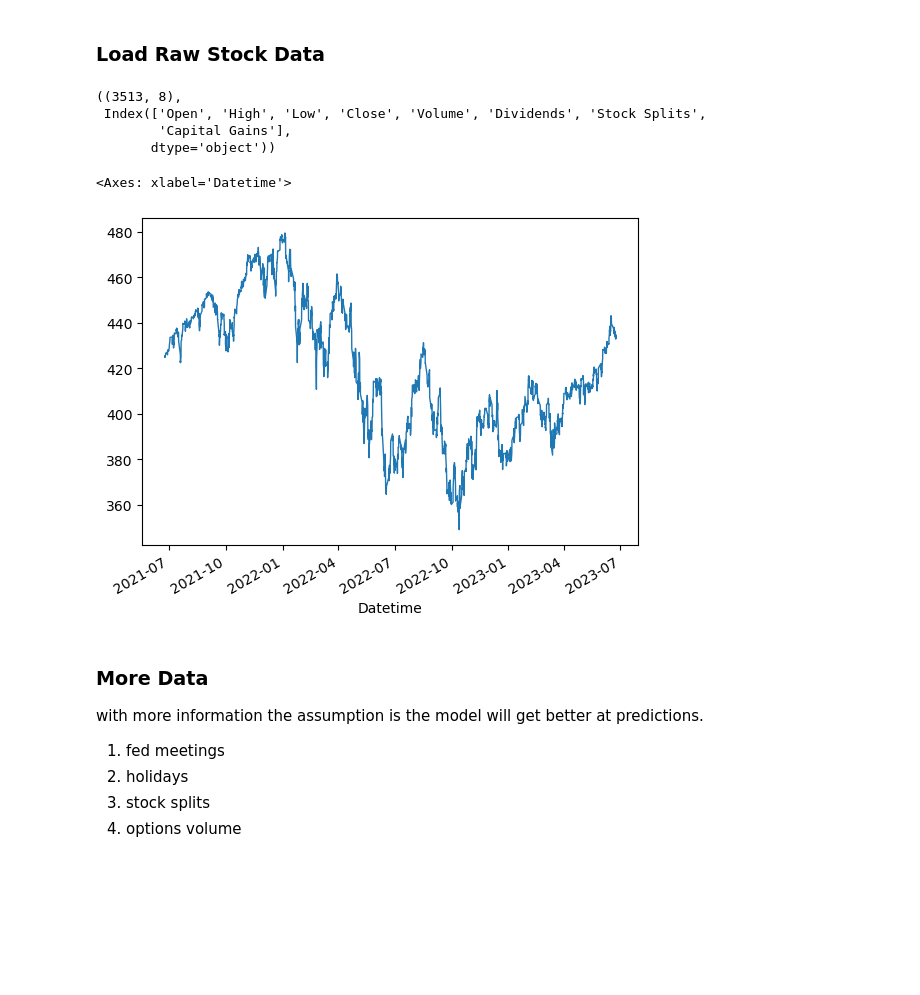
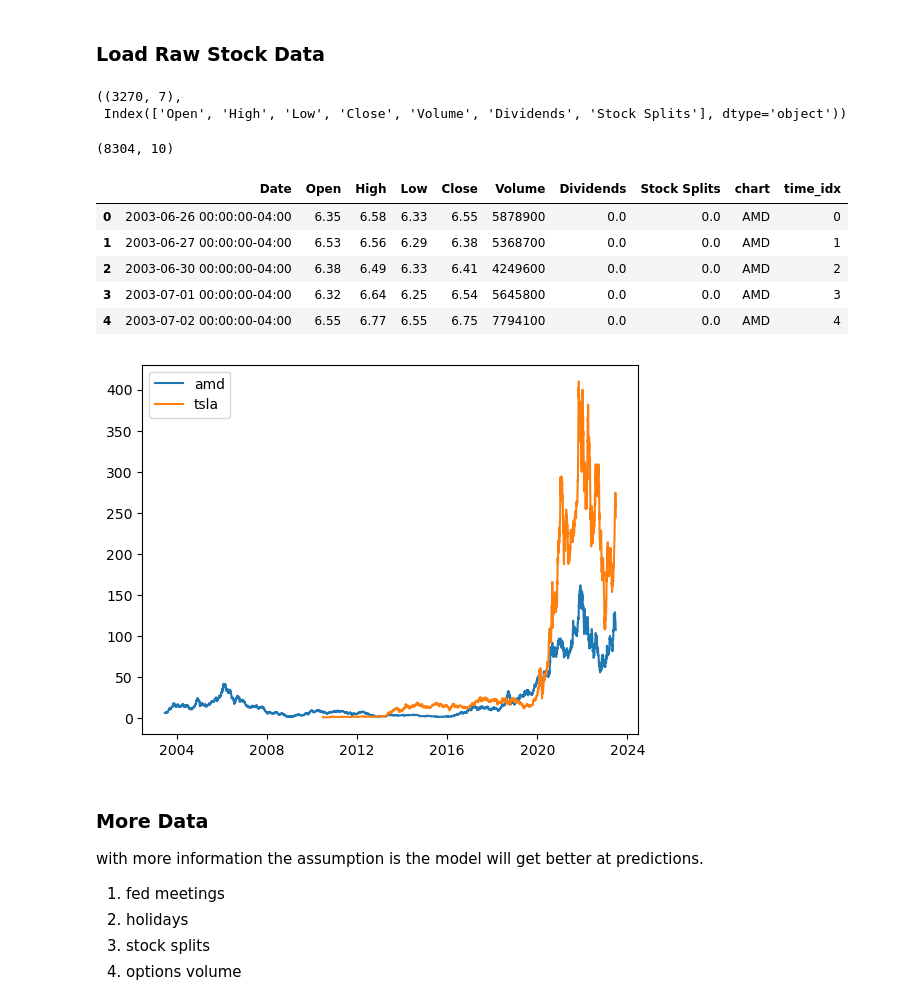
Before and after one commit to meetri/stockai, a Jupyter notebook: StockForecasterTest3.ipynb, the cells around one changed output. Saved outputs shown, nothing was run; the diff lists cells and outputs as text; code cells hidden in the pictures; blank space fills up the shorter version.

```diff
--- a/StockForecasterTest3.ipynb
+++ b/StockForecasterTest3.ipynb
@@ -30,16 +30,42 @@ from pytorch_forecasting.models.temporal_fusion_transformer.tuning import optimi
 # %% [markdown]
 ### Load Raw Stock Data
 # %%
-scraper = StockScraper("SPY", interval="1d", period="15y")
+scraper = StockScraper("AMD", interval="1d", period="20y")
 scraper.from_yahoo()
 scraper.data.shape, scraper.data.columns
+
+scraper2 = StockScraper("TSLA", interval="1d", period="20y")
+scraper2.from_yahoo()
+scraper2.data.shape, scraper.data.columns
 # %% [output]
-((3513, 8),
- Index(['Open', 'High', 'Low', 'Close', 'Volume', 'Dividends', 'Stock Splits',
-        'Capital Gains'],
-       dtype='object'))
+((3270, 7),
+ Index(['Open', 'High', 'Low', 'Close', 'Volume', 'Dividends', 'Stock Splits'], dtype='object'))
+# %%
+amd_data = scraper.data.reset_index()
+amd_data["chart"] = "AMD"
+amd_data["time_idx"] = range(len(amd_data))
+
+tsla_data = scraper2.data.reset_index()
+tsla_data["chart"] = "TSLA"
+tsla_data["time_idx"] = range(len(tsla_data))
+
+stock_data = pd.concat([amd_data, tsla_data]).reset_index(drop=True)
+stock_data.shape
+# %% [output]
+(8304, 10)
+# %%
+stock_data.head(5)
+# %% [output]
+|  | Date | Open | High | Low | Close | Volume | Dividends | Stock Splits | chart | time_idx |
+| 0 | 2003-06-26 00:00:00-04:00 | 6.35 | 6.58 | 6.33 | 6.55 | 5878900 | 0.0 | 0.0 | AMD | 0 |
+| 1 | 2003-06-27 00:00:00-04:00 | 6.53 | 6.56 | 6.29 | 6.38 | 5368700 | 0.0 | 0.0 | AMD | 1 |
+| 2 | 2003-06-30 00:00:00-04:00 | 6.38 | 6.49 | 6.33 | 6.41 | 4249600 | 0.0 | 0.0 | AMD | 2 |
+| 3 | 2003-07-01 00:00:00-04:00 | 6.32 | 6.64 | 6.25 | 6.54 | 5645800 | 0.0 | 0.0 | AMD | 3 |
+| 4 | 2003-07-02 00:00:00-04:00 | 6.55 | 6.77 | 6.55 | 6.75 | 7794100 | 0.0 | 0.0 | AMD | 4 |
 # %%
-scraper.data["Open"].plot(linewidth=1)
+plt.plot(amd_data["Close"], label="amd")
+plt.plot(tsla_data["Close"], label="tsla")
+plt.legend()
+plt.show()
 # %% [output]
-<Axes: xlabel='Datetime'>
-[figure, old version]
+[figure, new version]
```
Also changed, not shown: parts of 13 cells of this notebook.
